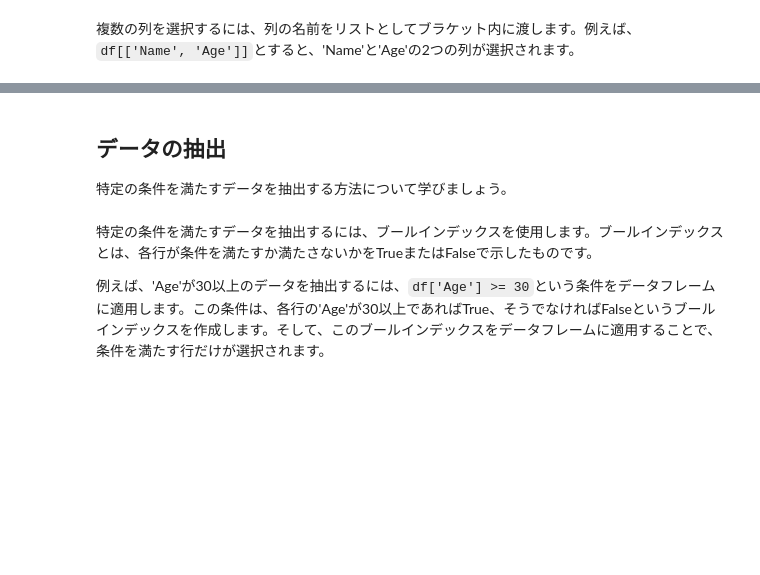
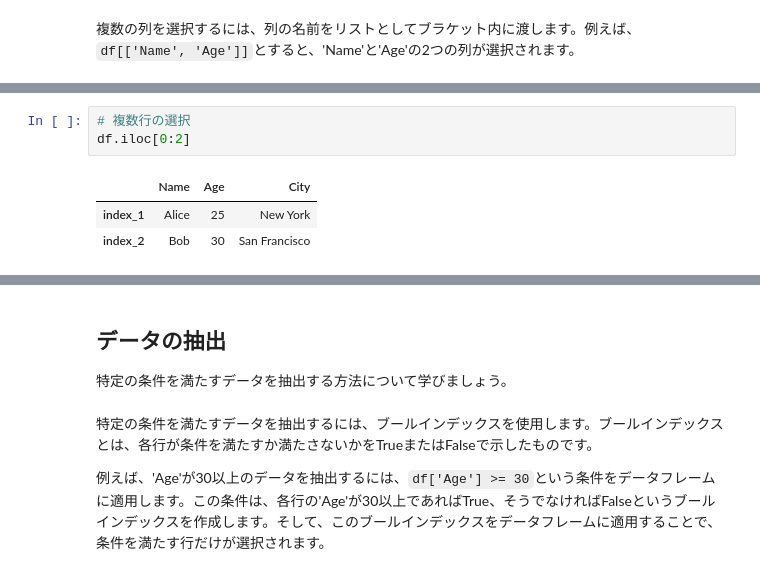
Before and after one commit to gmoriki/C4RA-Python-Tutorials, a Jupyter notebook: 0609/0609_Tutorial.ipynb, the cells around one changed output, grey strips where cells are left out. Cells and saved outputs as stored; diff of their text form; blank space fills up the shorter version.

```diff
--- a/0609/0609_Tutorial.ipynb
+++ b/0609/0609_Tutorial.ipynb
@@ -99,0 +181,7 @@ Name: 1, dtype: object
+# %%
+# 複数行の選択
+df.iloc[0:2]
+# %% [output]
+|  | Name | Age | City |
+| index_1 | Alice | 25 | New York |
+| index_2 | Bob | 30 | San Francisco |
```
Also changed, not shown: parts of 24 cells of this notebook.
